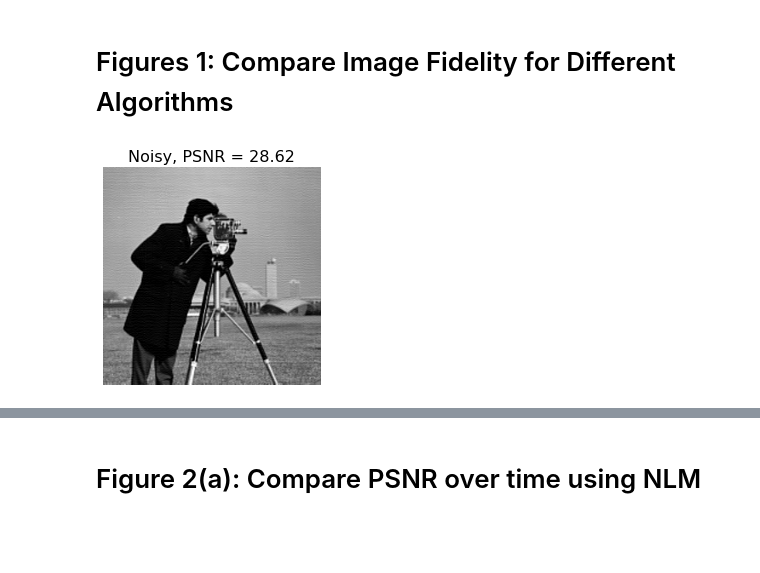
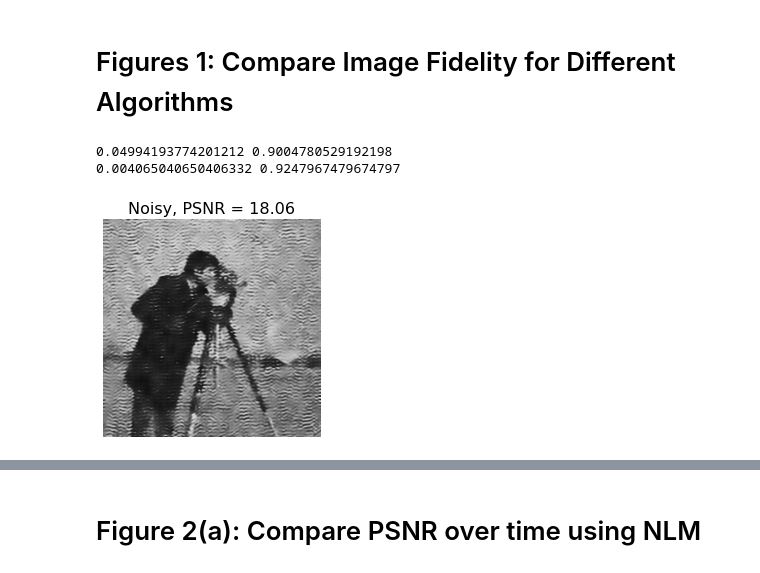
Before and after one commit to vmonardo/pnp-svrg, a Jupyter notebook: create_paper_figures_deblur.ipynb, the cells around one changed output, grey strips where cells are left out. Drawn from its saved outputs; the diff is of its cells as text; code cells hidden in the pictures; blank space fills up the shorter version.

```diff
--- a/create_paper_figures_deblur.ipynb
+++ b/create_paper_figures_deblur.ipynb
@@ -33,13 +33,16 @@ plt.rc('figure', titlesize=24)  # fontsize of the figure title
 # %%
 np.random.seed(0)
 from problems.DeblurSR import Deblur
 
 height, width = 256, 256
-rescale = 75
-noise_level = 0
+rescale = 50
+noise_level = 0.1
 
 main_problem = Deblur(img_path='./data/Set12/01.png', kernel="Minimal", H=height, W=width, sigma=noise_level, scale_percent=rescale)
-# print(main_problem.Y.min(), main_problem.Y.max())
+print(main_problem.Xinit.min(), main_problem.Xinit.max())
+print(main_problem.blurred.min(), main_problem.blurred.max())
 psnr_display(img_path='./data/Set12/01.png', output=main_problem.Xinit.reshape(height,width), title="Noisy")
 # %% [output]
+0.04994193774201212 0.9004780529192198
+0.004065040650406332 0.9247967479674797
-[figure, old version]
+[figure, new version]
```
Also changed, not shown: parts of 3 cells of this notebook, 6 other files.
